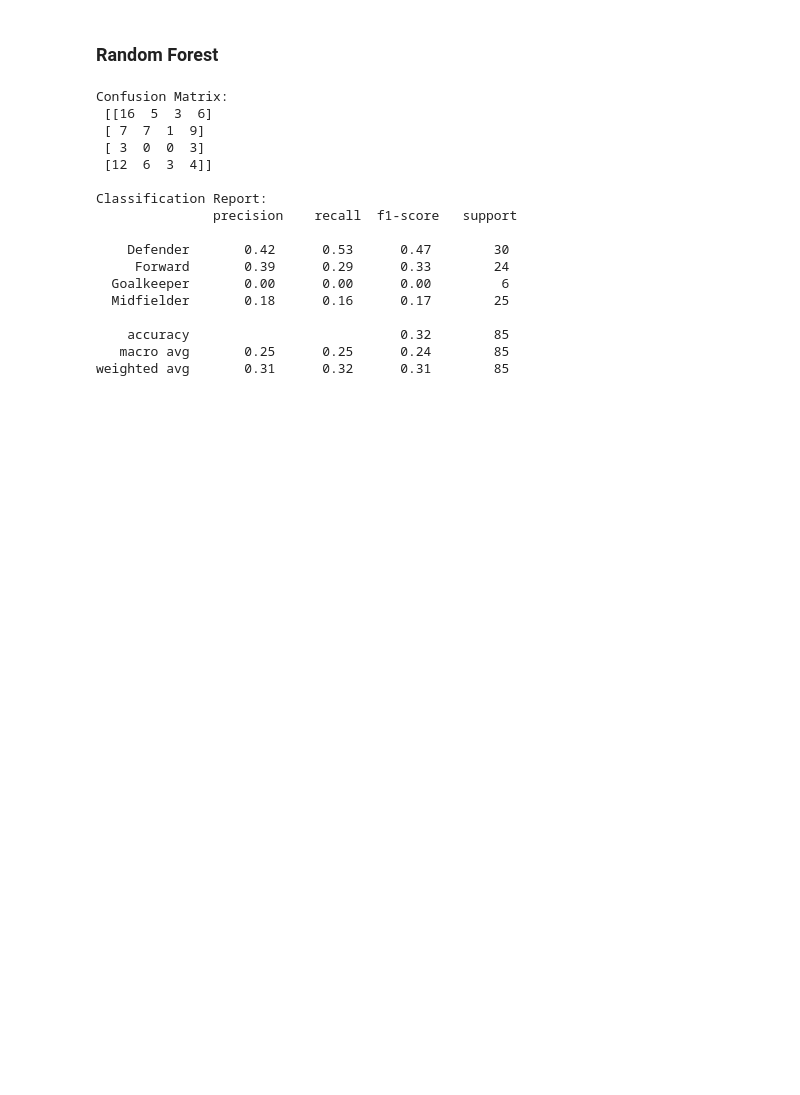
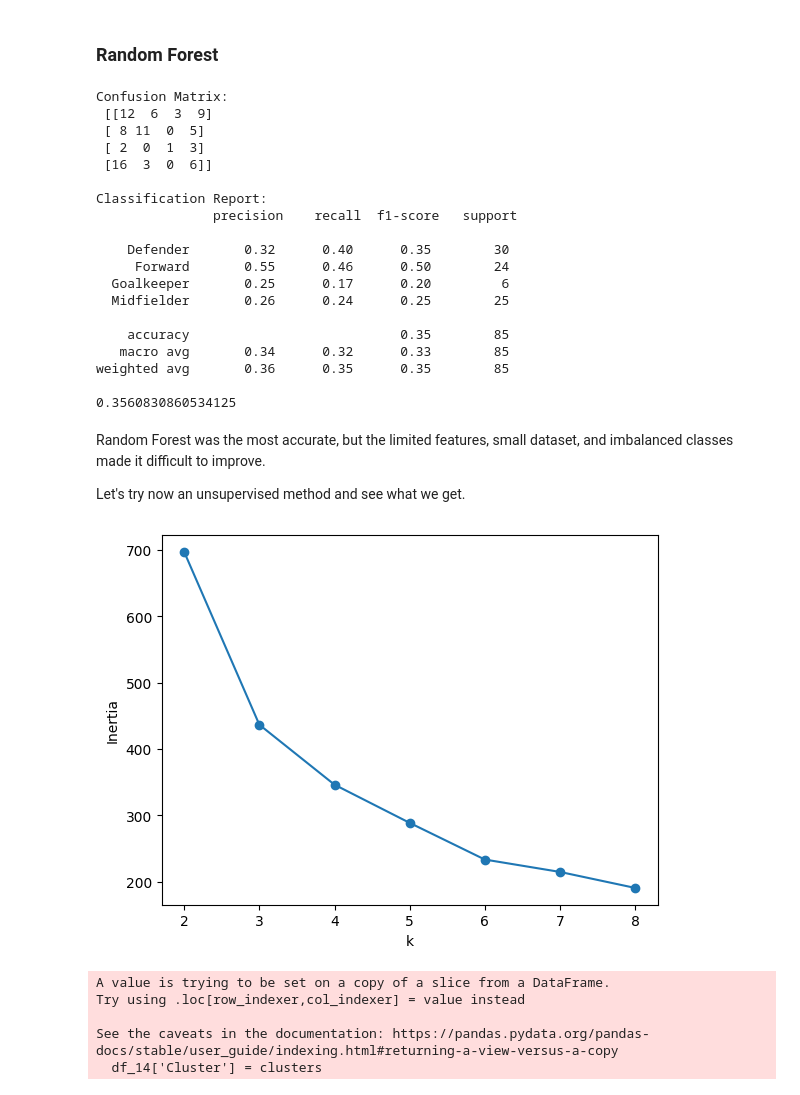
Before and after one commit to d1eg011/Premier-Analysis, a Jupyter notebook: Analysis/mid_season_check.ipynb, the cells around one changed output. Saved outputs shown, nothing was run; the diff lists cells and outputs as text; code cells hidden in the pictures; blank space fills up the shorter version.

```diff
--- a/Analysis/mid_season_check.ipynb
+++ b/Analysis/mid_season_check.ipynb
@@ -436,7 +436,7 @@ import numpy as np
 # %% [markdown]
 Let's first find the optimal `k`:
 # %%
-features = ['Average', 'Price', "Home"]
+features = ['Average', 'Price', "Away"]
 target = 'Position'
 
 X = df_14[features]
@@ -541,7 +541,8 @@ from sklearn.utils.class_weight import compute_class_weight
 #class_weights = dict(zip(classes, weights))
 
 rf = RandomForestClassifier(
-    n_estimators=200,        # number of trees
+    n_estimators=200,# number of trees
+    oob_score = True,
     max_depth=None,          # None = expand until all leaves are pure or contain < min_samples_split
     random_state=42,
     #class_weight=class_weights
@@ -553,21 +554,24 @@ y_pred = rf.predict(X_test)
 
 print("Confusion Matrix:\n", confusion_matrix(y_test, y_pred))
 print("\nClassification Report:\n", classification_report(y_test, y_pred))
+print(rf.oob_score_)
 # %% [output]
 Confusion Matrix:
- [[16  5  3  6]
- [ 7  7  1  9]
- [ 3  0  0  3]
- [12  6  3  4]]
+ [[12  6  3  9]
+ [ 8 11  0  5]
+ [ 2  0  1  3]
+ [16  3  0  6]]
 
 Classification Report:
                precision    recall  f1-score   support
 
-    Defender       0.42      0.53      0.47        30
-     Forward       0.39      0.29      0.33        24
-  Goalkeeper       0.00      0.00      0.00         6
-  Midfielder       0.18      0.16      0.17        25
+    Defender       0.32      0.40      0.35        30
+     Forward       0.55      0.46      0.50        24
+  Goalkeeper       0.25      0.17      0.20         6
+  Midfielder       0.26      0.24      0.25        25
 
-    accuracy                           0.32        85
-   macro avg       0.25      0.25      0.24        85
-weighted avg       0.31      0.32      0.31        85
+    accuracy                           0.35        85
+   macro avg       0.34      0.32      0.33        85
+weighted avg       0.36      0.35      0.35        85
+
+0.3560830860534125
@@ -575,0 +578,35 @@ KNN was the most
+# %% [markdown]
+Random Forest was the most accurate, but the limited features, small dataset, and imbalanced classes made it difficult to improve.
+
+Let's try now an unsupervised method and see what we get.
+# %%
+from sklearn.cluster import KMeans
+
+scaler = StandardScaler()
+X_scaled = scaler.fit_transform(X)
+
+inertia = []
+K = range(2, 9)
+
+for k in K:
+    km = KMeans(n_clusters=k, random_state=42)
+    km.fit(X_scaled)
+    inertia.append(km.inertia_)
+
+plt.plot(K, inertia, marker='o')
+plt.xlabel("k")
+plt.ylabel("Inertia")
+plt.show()
+# %% [output]
+[figure, added]
+# %%
+kmeans = KMeans(n_clusters=5, random_state=42)
+clusters = kmeans.fit_predict(X_scaled)
+
+df_14['Cluster'] = clusters
+# %% [output]
+A value is trying to be set on a copy of a slice from a DataFrame.
+Try using .loc[row_indexer,col_indexer] = value instead
+
+See the caveats in the documentation: https://pandas.pydata.org/pandas-docs/stable/user_guide/indexing.html#returning-a-view-versus-a-copy
+  df_14['Cluster'] = clusters
```
Also changed, not shown: parts of 9 cells of this notebook, 2 other files.
